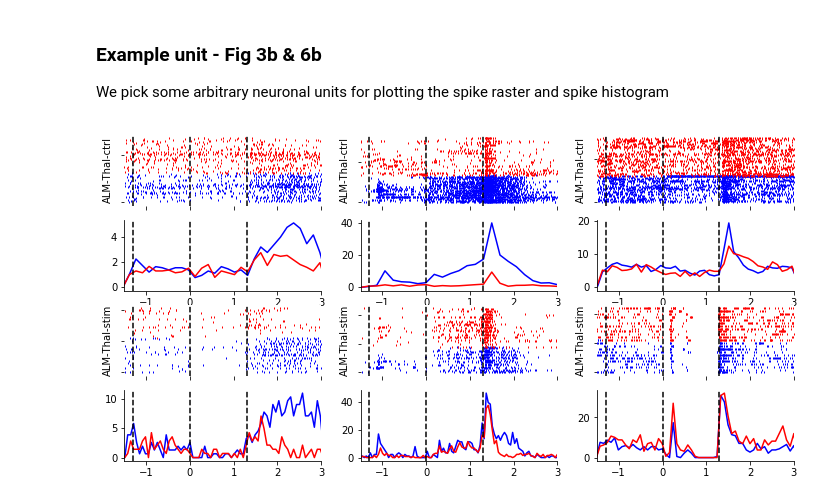
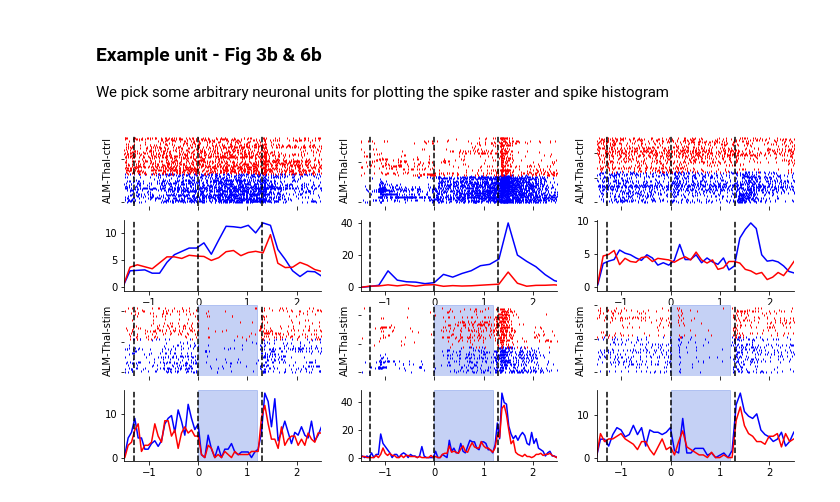
Before and after one commit to datajoint-company/DJ-NWB-Guo-Inagaki-2017, a Jupyter notebook: notebooks/guo-inagaki-2017_DataJoint_example.ipynb, the cells around one changed output. Saved outputs shown, nothing was run; the diff lists cells and outputs as text; code cells hidden in the pictures.

Commit message:
major update on the notebook - improving matching with published figures

```diff
--- a/notebooks/guo-inagaki-2017_DataJoint_example.ipynb
+++ b/notebooks/guo-inagaki-2017_DataJoint_example.ipynb
@@ -128,9 +133,10 @@ def plot_with_sem(data1, data2, ax):
 fig4, axs = plt.subplots(len(avg_trial_segmented_ic), 1, figsize=(4, 8))
 fig4.subplots_adjust(hspace=0.6)
 
-for avg, ax in zip(avg_trial_segmented_ic.values(), axs):
+for avg, ax, title in zip(avg_trial_segmented_ic.values(), axs, ('Thalamus', 'M1', 'contra-ALM')):
     plot_with_sem(avg['stim'], avg['ctrl'], ax)
     ax.set_xlim(-0.1, 1.2)
     ax.set_xlabel('Time (s)')
     ax.set_ylabel('Vm (mV)')
+    ax.set_title(title)
 # %% [output]
@@ -155,7 +161,7 @@ def query_unit_segmented_spiketimes(sess_key, unit, trial_key, seg_param_key):
                  segmented_spike_times=(extracellular.TrialSegmentedUnitSpikeTimes & k).fetch1(
                      'segmented_spike_times')) for k in data_keys])
 # %%
-def plot_spike_raster_and_histogram(contra_spike_times, ipsi_spike_times, axes, ax_title='', bin_counts=200):
+def plot_spike_raster_and_histogram(contra_spike_times, ipsi_spike_times, axes, ax_title='', bin_counts=200, shade_bar=False):
     # get event timing
     events = ['pole_in', 'pole_out', 'cue_start']
     event_times = np.around([np.median(np.hstack([ipsi_spike_times[e], contra_spike_times[e]])) for e in events], 4)
@@ -196,7 +202,7 @@ def plot_spike_raster_and_histogram(contra_spike_times, ipsi_spike_times, axes,
     ax_top.set_xticklabels([])
     ax_top.set_yticklabels([])
     ax_top.set_ylabel(ax_title)
-    ax_top.set_xlim(-1.5, 3);
+    ax_top.set_xlim(-1.5, 2.5);
 
     # spike histogram
     ax_bot = axes[1]
@@ -204,7 +210,12 @@ def plot_spike_raster_and_histogram(contra_spike_times, ipsi_spike_times, axes,
     ax_bot.plot(ipsi_edges[1:], ipsi_spk_rates, 'r')
     for e in event_times:
         ax_bot.axvline(x=e, linestyle='--', color='k')
-    ax_bot.set_xlim(-1.5, 3);
+    ax_bot.set_xlim(-1.5, 2.5);
+
+    # shade-bar for photostim
+    if shade_bar:
+        for ax in axes:
+            ax.axvspan(event_times[1], event_times[1] + 1.2, alpha = 0.3, color = 'royalblue')
 
     # Hide the spines
     ax_top.spines['right'].set_visible(False)
@@ -255,21 +266,21 @@ s1 = (alm_insert_thal_stim & {'subject_id': 'anm00322807', 'session_time': '2017
 s2 = (alm_insert_thal_stim & {'subject_id': 'anm00322805', 'session_time': '2017-06-27 09:42:26'}).fetch1('KEY')  #20151202
 s3 = (alm_insert_thal_stim & {'subject_id': 'anm00322807', 'session_time': '2017-06-27 09:43:07'}).fetch1('KEY')  #20151263
 alm_insert_thal_stim_unit = [make_unit_spiketimes(unit=unit_no, sess=session_no)
-                             for unit_no, session_no in zip((28, 19, 3), (s1, s2, s3))]
+                             for unit_no, session_no in zip((18, 19, 9), (s1, s2, s3))]
 # %%
 # spike raster and histogram - Fig 3b
 bin_counts = 200
 unit_count = len(alm_insert_thal_stim_unit)
 fig3, axs = plt.subplots(4, unit_count, figsize=(12, 6))
 for u_idx, unit_spiketimes in enumerate(alm_insert_thal_stim_unit):
     plot_spike_raster_and_histogram(unit_spiketimes['contra_ctrl'], unit_spiketimes['ipsi_ctrl'],
                                     axes = (axs.flatten()[u_idx + unit_count*0], axs.flatten()[u_idx + unit_count*1]),
                                     ax_title='ALM-Thal-ctrl', bin_counts=bin_counts)
     plot_spike_raster_and_histogram(unit_spiketimes['contra_stim'], unit_spiketimes['ipsi_stim'],
                                     axes = (axs.flatten()[u_idx + unit_count*2], axs.flatten()[u_idx + unit_count*3]),
-                                    ax_title='ALM-Thal-stim', bin_counts=bin_counts)
+                                    ax_title='ALM-Thal-stim', bin_counts=bin_counts, shade_bar=True)
 # %% [output]
-[figure, old version]
+[figure, new version]
 # %%
 # # Chery-picking unit and session...
 # for idx, sess in enumerate(thal_insert_alm_stim.fetch('KEY')): # pick one session here
```
Also changed, not shown: parts of 11 cells of this notebook, 1 other file.
